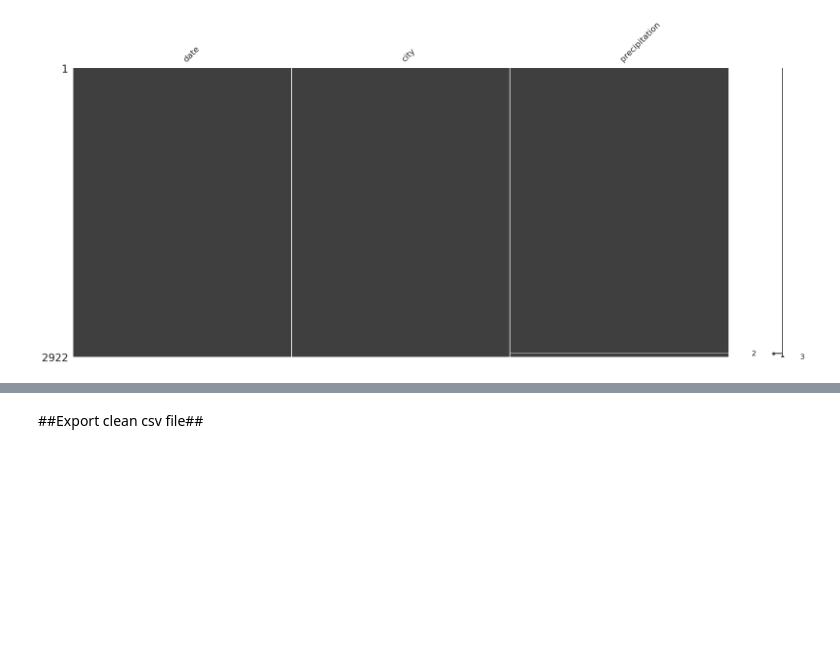
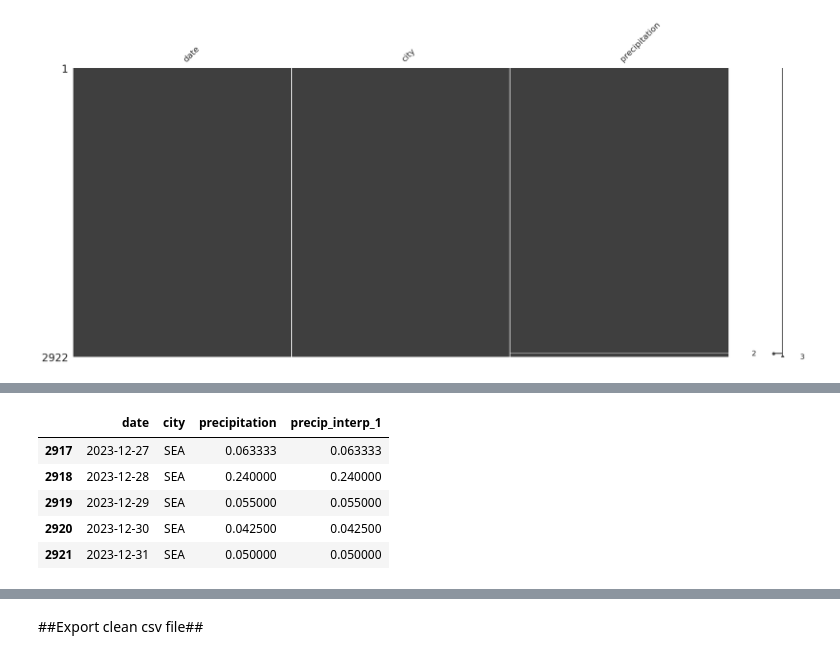
Before and after one commit to jhuang2003/Seattle-Weather, a Jupyter notebook: seattle_weather_data_processing.ipynb, the cells around one changed output, grey strips where cells are left out. Drawn from its saved outputs; the diff is of its cells as text; code cells hidden in the pictures; blank space fills up the shorter version.

```diff
--- a/seattle_weather_data_processing.ipynb
+++ b/seattle_weather_data_processing.ipynb
@@ -385,0 +446,9 @@ We found that there were none
+# %%
+df.tail()
+# %% [output]
+|  | date | city | precipitation | precip_interp_1 |
+| 2917 | 2023-12-27 | SEA | 0.063333 | 0.063333 |
+| 2918 | 2023-12-28 | SEA | 0.240000 | 0.240000 |
+| 2919 | 2023-12-29 | SEA | 0.055000 | 0.055000 |
+| 2920 | 2023-12-30 | SEA | 0.042500 | 0.042500 |
+| 2921 | 2023-12-31 | SEA | 0.050000 | 0.050000 |
```
Also changed, not shown: parts of 16 cells of this notebook.
